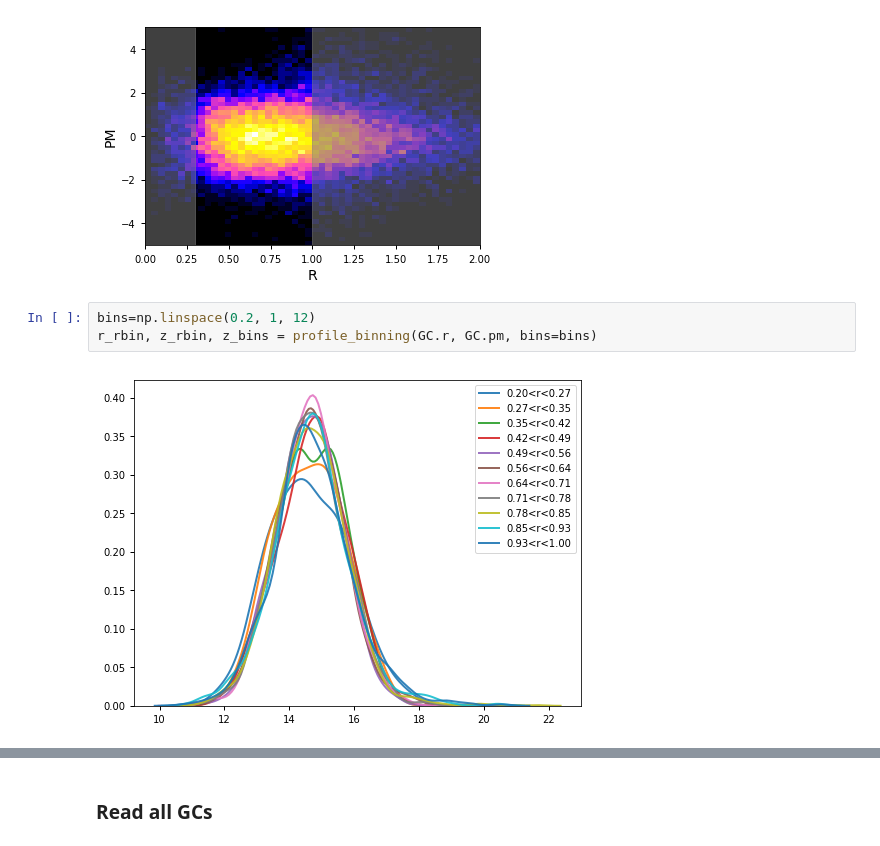
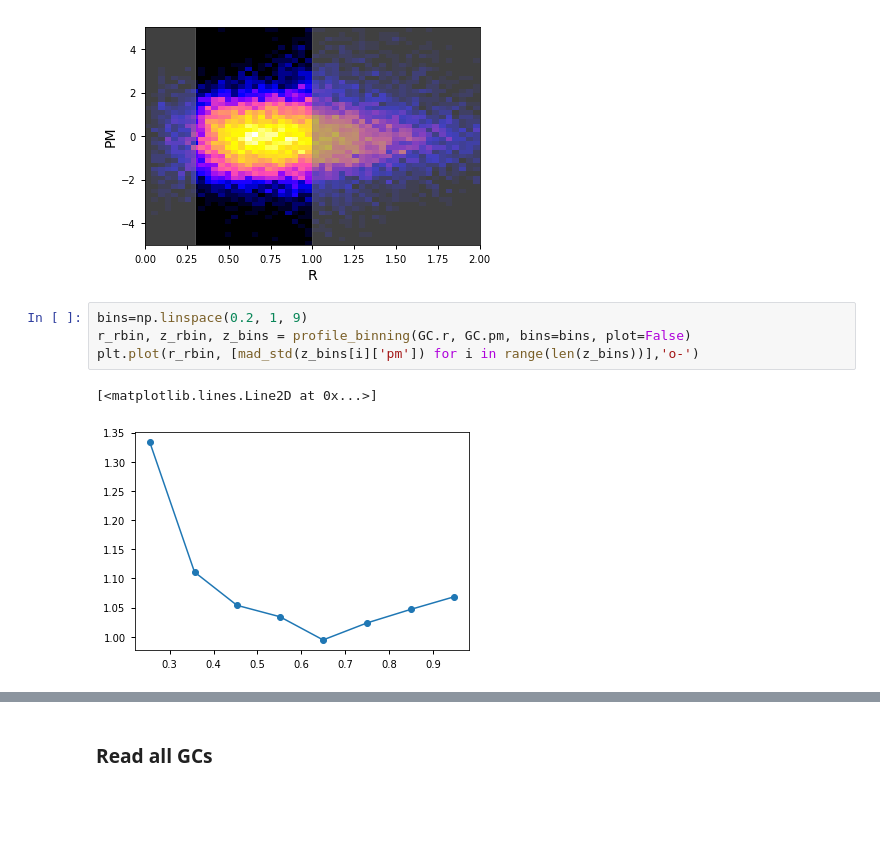
Before and after one commit to nstarman/jas1101_project, a Jupyter notebook: notebooks/Dynesty_GCpipe.ipynb, the cells around one changed output, grey strips where cells are left out. Saved outputs shown, nothing was run; the diff lists cells and outputs as text; blank space fills up the shorter version.

```diff
--- a/notebooks/Dynesty_GCpipe.ipynb
+++ b/notebooks/Dynesty_GCpipe.ipynb
@@ -81,7 +81,9 @@ plt.ylabel("PM") # normalized
 Text(0, 0.5, 'PM')
 [figure]
 # %%
-bins=np.linspace(0.2, 1, 12)
-r_rbin, z_rbin, z_bins = profile_binning(GC.r, GC.pm, bins=bins)
+bins=np.linspace(0.2, 1, 9)
+r_rbin, z_rbin, z_bins = profile_binning(GC.r, GC.pm, bins=bins, plot=False)
+plt.plot(r_rbin, [mad_std(z_bins[i]['pm']) for i in range(len(z_bins))],'o-')
 # %% [output]
+[<matplotlib.lines.Line2D at 0x...>]
-[figure, old version]
+[figure, new version]
```
Also changed, not shown: parts of 5 cells of this notebook, 1 other file.
